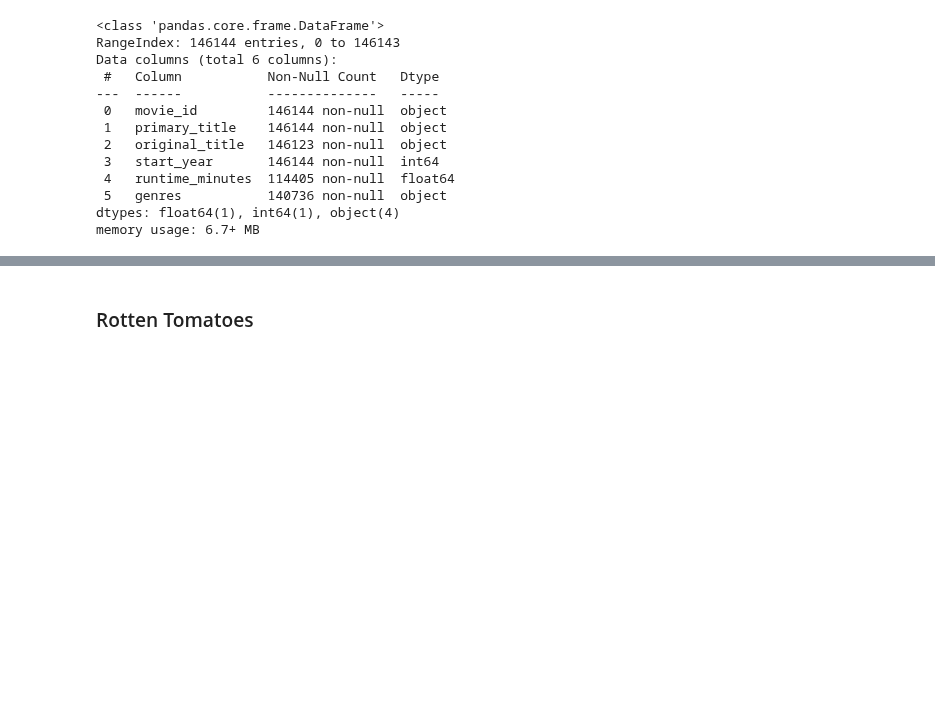
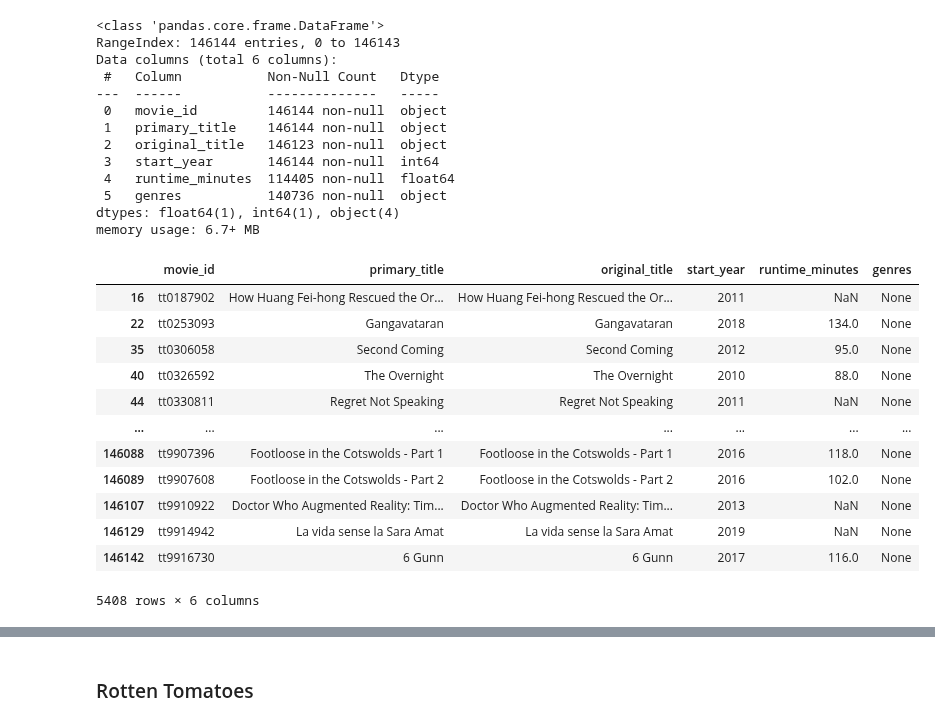
Before and after one commit to scarlettvalentin/movie_studio_project, a Jupyter notebook: notebook.ipynb, the cells around one changed output, grey strips where cells are left out. Drawn from its saved outputs; the diff is of its cells as text; code cells hidden in the pictures; blank space fills up the shorter version.

```diff
--- a/notebook.ipynb
+++ b/notebook.ipynb
@@ -109,3 +128,20 @@ Data columns (total 6 columns):
  5   genres           140736 non-null  object
 dtypes: float64(1), int64(1), object(4)
 memory usage: 6.7+ MB
+# %%
+# Preview what is listed under the null genre entries
+movie_basics_df[movie_basics_df['genres'].isna()]
+# %% [output]
+|  | movie_id | primary_title | original_title | start_year | runtime_minutes | genres |
+| 16 | tt0187902 | How Huang Fei-hong Rescued the Or... | How Huang Fei-hong Rescued the Or... | 2011 | NaN | None |
+| 22 | tt0253093 | Gangavataran | Gangavataran | 2018 | 134.0 | None |
+| 35 | tt0306058 | Second Coming | Second Coming | 2012 | 95.0 | None |
+| 40 | tt0326592 | The Overnight | The Overnight | 2010 | 88.0 | None |
+| 44 | tt0330811 | Regret Not Speaking | Regret Not Speaking | 2011 | NaN | None |
+| ... | ... | ... | ... | ... | ... | ... |
+| 146088 | tt9907396 | Footloose in the Cotswolds - Part 1 | Footloose in the Cotswolds - Part 1 | 2016 | 118.0 | None |
+| 146089 | tt9907608 | Footloose in the Cotswolds - Part 2 | Footloose in the Cotswolds - Part 2 | 2016 | 102.0 | None |
+| 146107 | tt9910922 | Doctor Who Augmented Reality: Tim... | Doctor Who Augmented Reality: Tim... | 2013 | NaN | None |
+| 146129 | tt9914942 | La vida sense la Sara Amat | La vida sense la Sara Amat | 2019 | NaN | None |
+| 146142 | tt9916730 | 6 Gunn | 6 Gunn | 2017 | 116.0 | None |
+5408 rows × 6 columns
```
Also changed, not shown: parts of 15 cells of this notebook.
